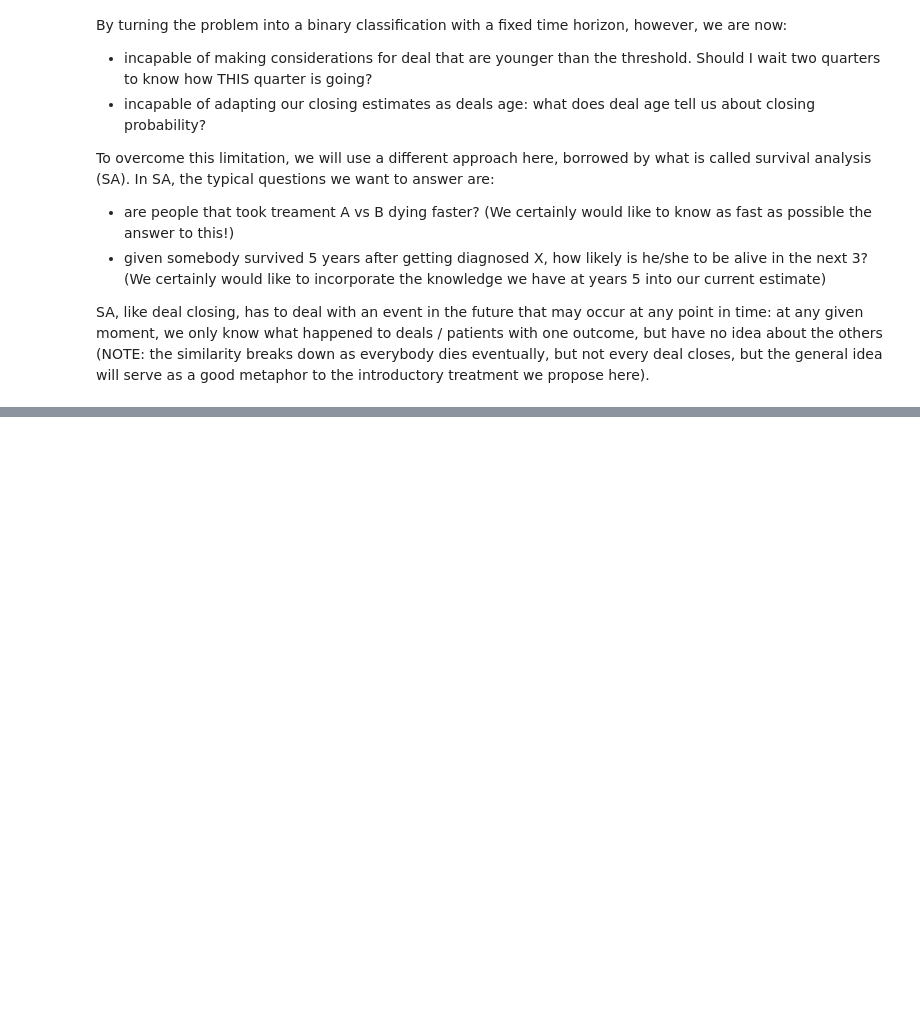
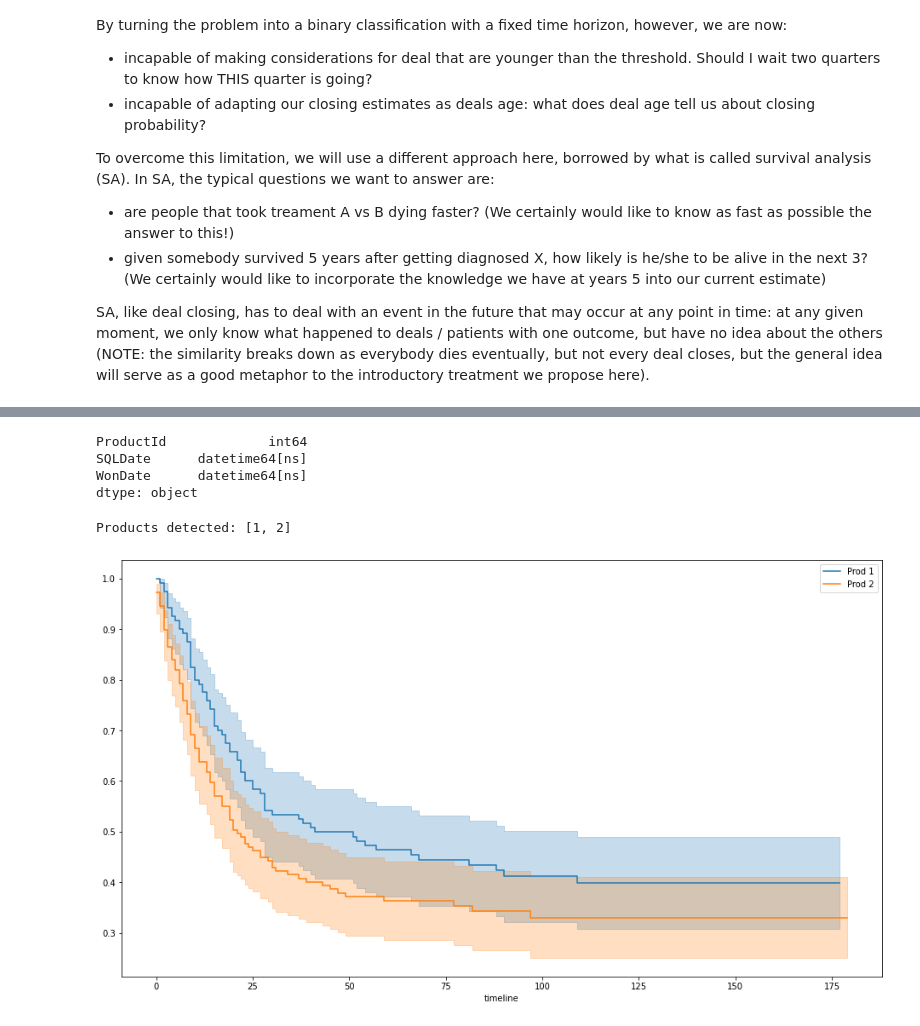
Before and after one commit to audreypatenaude/b2b-survival-analysis, a Jupyter notebook: src/notebooks/playground.ipynb, the cells around one changed output, grey strips where cells are left out. Drawn from its saved outputs; the diff is of its cells as text; code cells hidden in the pictures; blank space fills up the shorter version.

Commit message:
update the playground and started the survival app

```diff
--- a/src/notebooks/playground.ipynb
+++ b/src/notebooks/playground.ipynb
@@ -185,0 +193,5 @@ SA, like deal closing, has to deal with an event in the future that may occur at
+# %%
+survival_df = pd.read_csv('../app/survival_data.csv')
+survival_df["SQLDate"] = pd.to_datetime(survival_df["SQLDate"])
+survival_df["WonDate"] = pd.to_datetime(survival_df["WonDate"])
+survival_df.head()
@@ -185,0 +205,37 @@ SA, like deal closing, has to deal with an event in the future that may occur at
+# %%
+survival_df.dtypes
+# %% [output]
+ProductId             int64
+SQLDate      datetime64[ns]
+WonDate      datetime64[ns]
+dtype: object
+# %%
+def product_survival_function(
+    df
+):
+    all_funcs = {}
+    # setup the plot
+    f = plt.figure(figsize=(16,9))
+    ax = f.add_subplot(111)
+    products = list(df['ProductId'].unique())
+    print("Products detected: {}".format(products))
+    # for each product build an estimate
+    for product in products:
+        cnt_df = df.loc[df['ProductId'] == product]
+        T, E = datetimes_to_durations(cnt_df["SQLDate"], cnt_df["WonDate"], freq='W')
+        kmf = KaplanMeierFitter().fit(T, E, label='Prod {}'.format(product))
+        kmf.plot_survival_function(ax=ax)
+        all_funcs[product] = {
+            'val': [_[0] for _ in kmf.survival_function_.values],
+            'CI': kmf.confidence_interval_.values
+        }
+
+    return all_funcs
+
+
+sfunctions = product_survival_function(
+    survival_df
+)
+# %% [output]
+Products detected: [1, 2]
+[figure, added]
```
Also changed, not shown: parts of 11 cells of this notebook, 2 other files.
